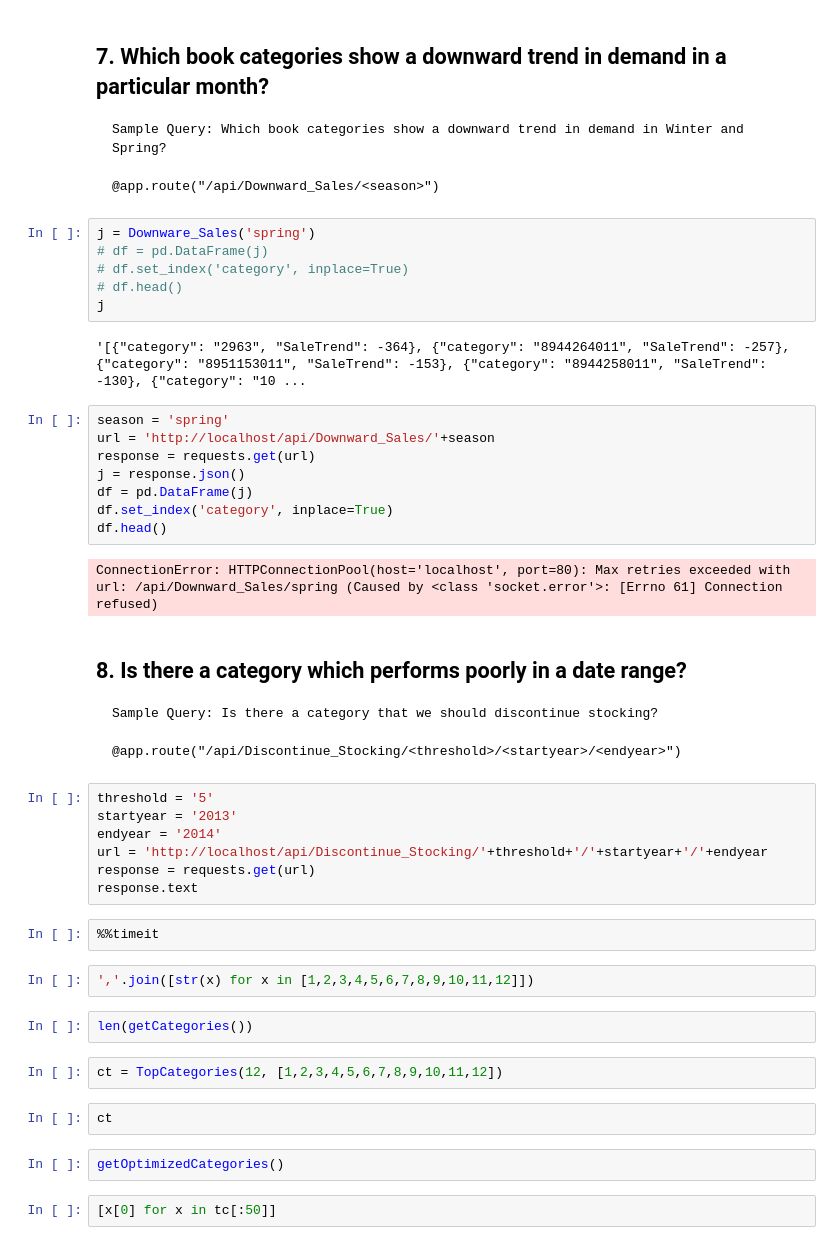
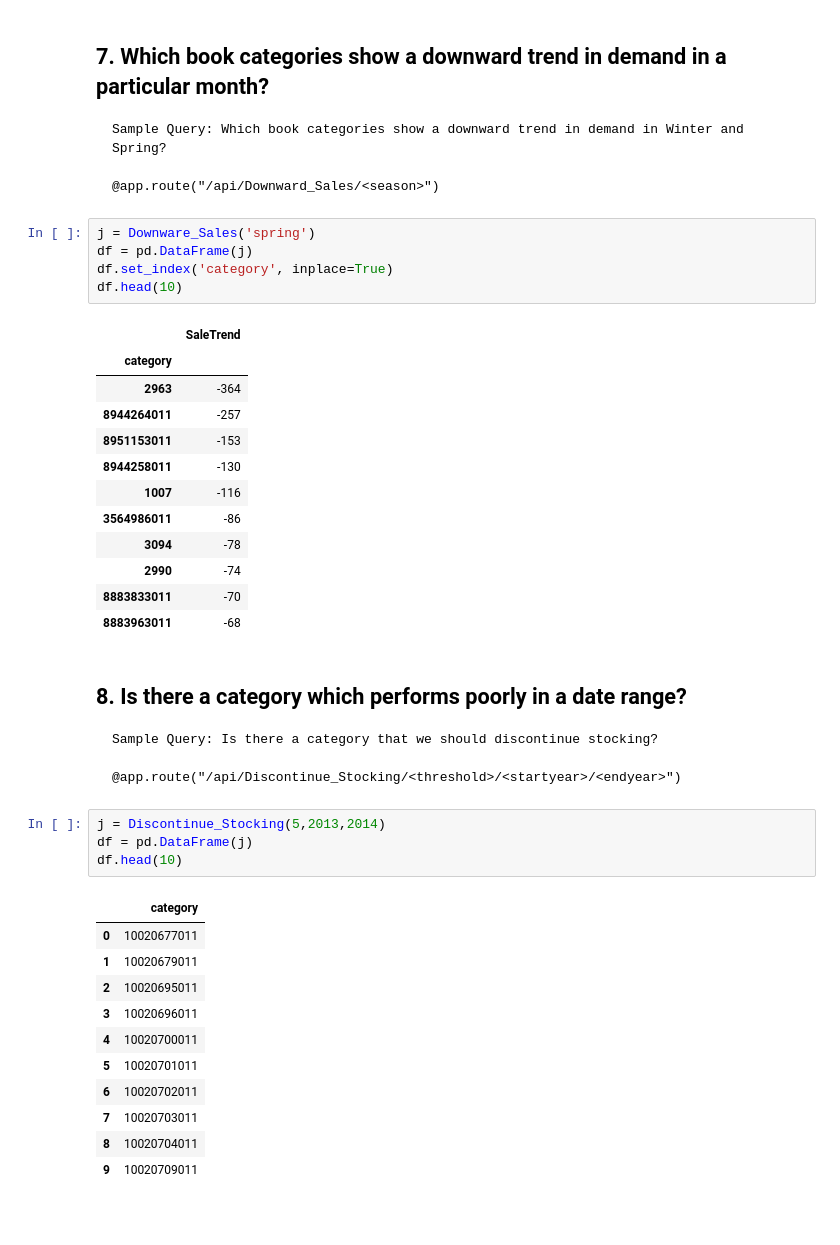
Before and after one commit to mas-dse-jejarret/DSE203_Demand_EDA, a Jupyter notebook: Demos/Demo 12.08.2017-vGarrett.ipynb, the cells around one changed output. Cells and saved outputs as stored; diff of their text form; blank space fills up the shorter version.

```diff
--- a/Demos/Demo 12.08.2017-vGarrett.ipynb
+++ b/Demos/Demo 12.08.2017-vGarrett.ipynb
@@ -162,45 +153,40 @@ Sentiment Polarity:
     @app.route("/api/Downward_Sales/<season>")
 # %%
 j = Downware_Sales('spring')
-# df = pd.DataFrame(j)
-# df.set_index('category', inplace=True)
-# df.head()
-j
+df = pd.DataFrame(j)
+df.set_index('category', inplace=True)
+df.head(10)
 # %% [output]
-'[{"category": "2963", "SaleTrend": -364}, {"category": "8944264011", "SaleTrend": -257}, {"category": "8951153011", "SaleTrend": -153}, {"category": "8944258011", "SaleTrend": -130}, {"category": "10 ...
+|  | SaleTrend |
+| category |  |
+| 2963 | -364 |
+| 8944264011 | -257 |
+| 8951153011 | -153 |
+| 8944258011 | -130 |
+| 1007 | -116 |
+| 3564986011 | -86 |
+| 3094 | -78 |
+| 2990 | -74 |
+| 8883833011 | -70 |
+| 8883963011 | -68 |
-# %%
-season = 'spring'
-url = 'http://localhost/api/Downward_Sales/'+season
-response = requests.get(url)
-j = response.json()
-df = pd.DataFrame(j)
-df.set_index('category', inplace=True)
-df.head()
-# %% [output]
-ConnectionError: HTTPConnectionPool(host='localhost', port=80): Max retries exceeded with url: /api/Downward_Sales/spring (Caused by <class 'socket.error'>: [Errno 61] Connection refused)
 # %% [markdown]
 ## 8. Is there a category which performs poorly in a date range?
     Sample Query: Is there a category that we should discontinue stocking?
 
     @app.route("/api/Discontinue_Stocking/<threshold>/<startyear>/<endyear>")
-# %%
-threshold = '5'
-startyear = '2013'
-endyear = '2014'
-url = 'http://localhost/api/Discontinue_Stocking/'+threshold+'/'+startyear+'/'+endyear
-response = requests.get(url)
-response.text
-# %%
-%%timeit
-# %%
-','.join([str(x) for x in [1,2,3,4,5,6,7,8,9,10,11,12]])
-# %%
-len(getCategories())
-# %%
-ct = TopCategories(12, [1,2,3,4,5,6,7,8,9,10,11,12])
-# %%
-ct
-# %%
-getOptimizedCategories()
-# %%
-[x[0] for x in tc[:50]]
+# %%
+j = Discontinue_Stocking(5,2013,2014)
+df = pd.DataFrame(j)
+df.head(10)
+# %% [output]
+|  | category |
+| 0 | 10020677011 |
+| 1 | 10020679011 |
+| 2 | 10020695011 |
+| 3 | 10020696011 |
+| 4 | 10020700011 |
+| 5 | 10020701011 |
+| 6 | 10020702011 |
+| 7 | 10020703011 |
+| 8 | 10020704011 |
+| 9 | 10020709011 |
```
Also changed, not shown: parts of 13 cells of this notebook, 2 other files.
